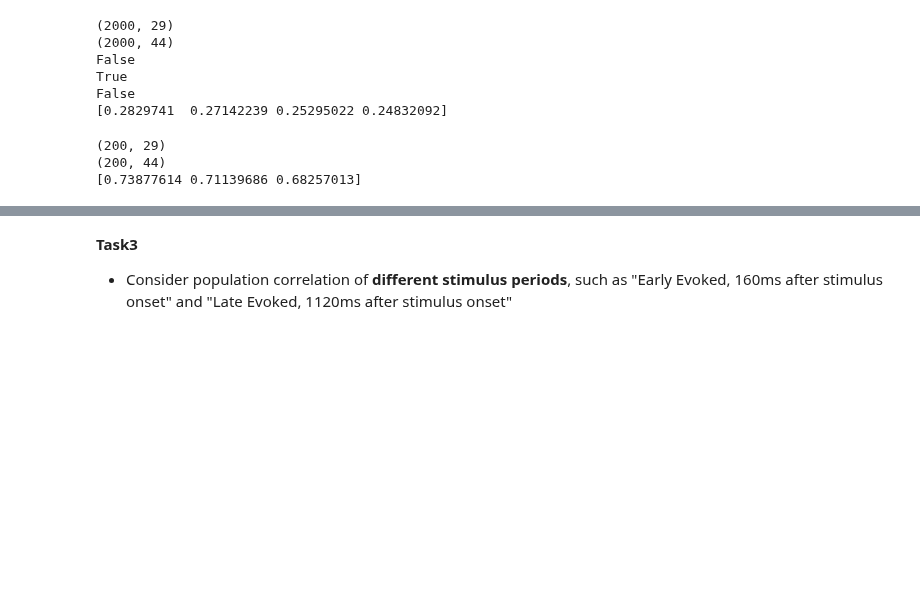
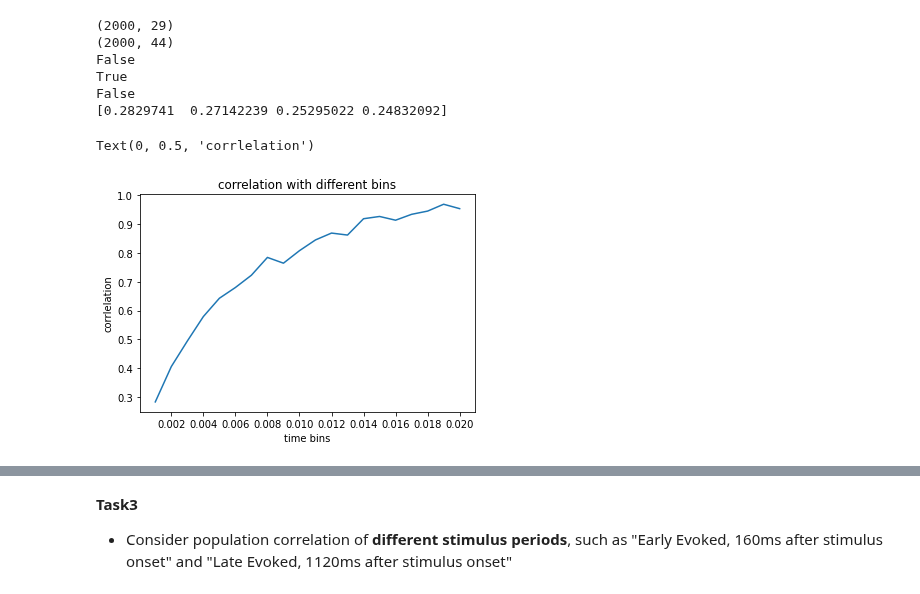
Before and after one commit to Jp-17/Coding_learning, a Jupyter notebook: Project_explore/Information flow across areas/CCA_areas_project.ipynb, the cells around one changed output, grey strips where cells are left out. Saved outputs shown, nothing was run; the diff lists cells and outputs as text; code cells hidden in the pictures; blank space fills up the shorter version.

```diff
--- a/Project_explore/Information flow across areas/CCA_areas_project.ipynb
+++ b/Project_explore/Information flow across areas/CCA_areas_project.ipynb
@@ -151,7 +151,7 @@ def corr_area_pairs(X_a, X_b, n_components = 3):
     # X_a = (X_a - X_a.mean(axis=0)) / X_a.std(axis=0)
     # X_b = (X_b - X_b.mean(axis=0)) / X_b.std(axis=0)
 
-    cca = CCA(n_components)
+    cca = CCA(n_components, max_iter=1000)
     cca.fit(X_a, X_b)
     z_a, z_b = cca.transform(X_a, X_b)
 
@@ -436,17 +436,25 @@ False
 True
 False
 [0.2829741  0.27142239 0.25295022 0.24832092]
-# %%
-# just try different para can influence whether corr can be calculated
-
-print(trial_res_mat_VISam.shape)
-print(trial_res_mat_VISmma.shape)
-
-num = 200
-corr_VISmma_am, w, z = corr_area_pairs(trial_res_mat_VISam[:num, :29], trial_res_mat_VISmma[:num, :30])
-print(corr_VISmma_am)
-# %% [output]
-(200, 29)
-(200, 44)
-[0.73877614 0.71139686 0.68257013]
+# %%
+# plot correlation between VISam and VISmma contrast to different bins
+num = 20
+bins = (np.arange(num) + 1) / 1000
+corr_array_bins = np.empty(num)
+
+for i in np.arange(len(bins)):
+    mat_VISmma = trials_averaged_spike_matrix(area='VISmma', stim_table=stim_delay, bin=bins[i])
+    mat_VISam = trials_averaged_spike_matrix(area='VISam', stim_table=stim_delay, bin=bins[i])
+    corr, w, z = corr_area_pairs(mat_VISam, mat_VISmma)
+    corr_array_bins[i] = corr[0]
+
+plt.figure()
+plt.plot(bins, corr_array_bins)
+plt.title('correlation with different bins')
+plt.xlabel('time bins')
+plt.xticks((np.arange(10)+1)*2/1000)
+plt.ylabel('corrlelation')
+# %% [output]
+Text(0, 0.5, 'corrlelation')
+[figure, added]
 # %%
```
Also changed, not shown: parts of 11 cells of this notebook.
